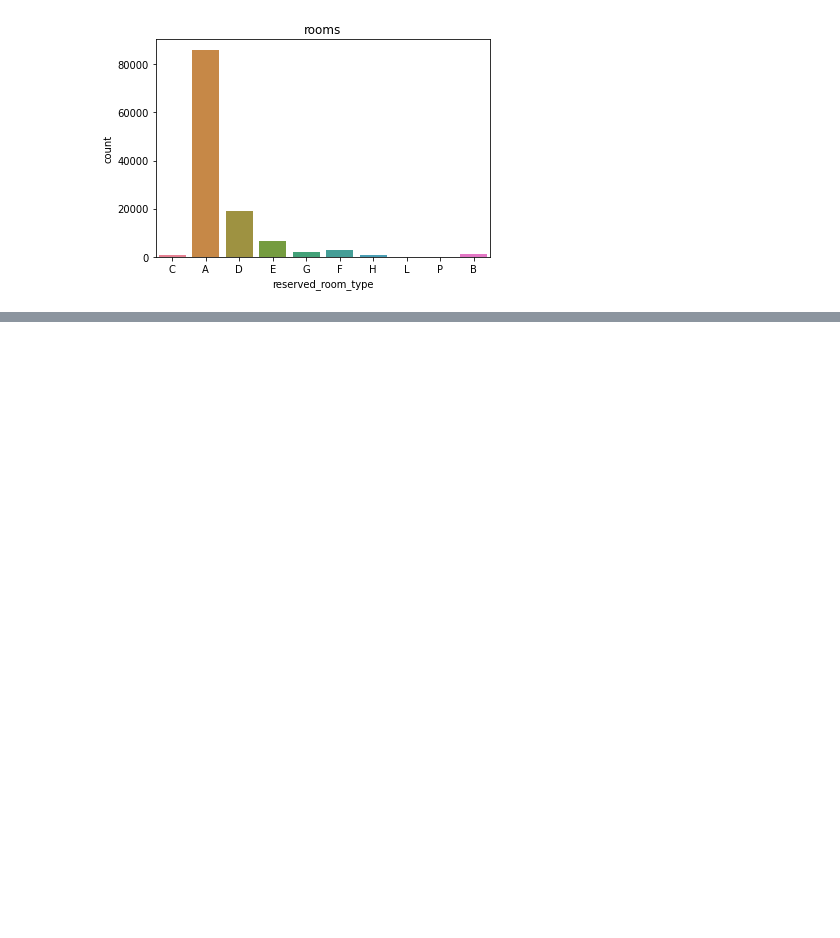
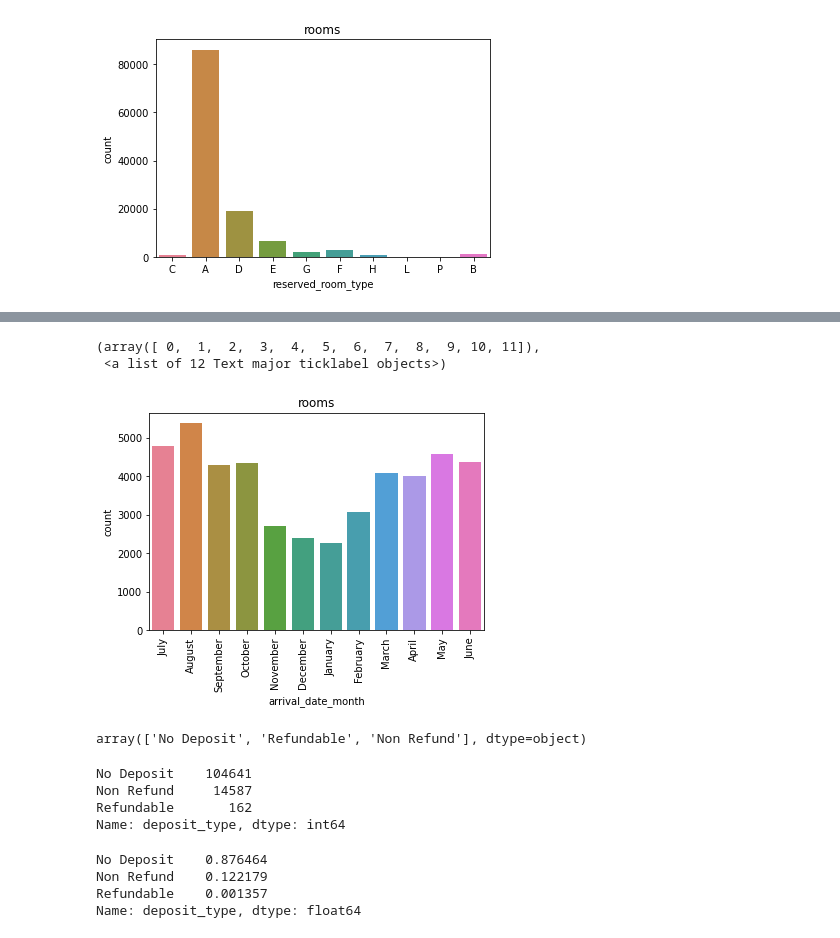
Before and after one commit to shub0411/hotel_booking_analysis, a Jupyter notebook: first_eda_pynb.ipynb, the cells around one changed output, grey strips where cells are left out. Cells and saved outputs as stored; diff of their text form; code cells hidden in the pictures; blank space fills up the shorter version.

```diff
--- a/first_eda_pynb.ipynb
+++ b/first_eda_pynb.ipynb
@@ -526,0 +632,26 @@ Text(0.5, 1.0, 'rooms')
+# %%
+sns.countplot(city_hotel['arrival_date_month'], palette='husl').set_title ('rooms')
+plt.xticks(rotation = 90)
+# %% [output]
+(array([ 0,  1,  2,  3,  4,  5,  6,  7,  8,  9, 10, 11]),
+ <a list of 12 Text major ticklabel objects>)
+[figure, added]
+# %%
+df['deposit_type'].unique()
+# %% [output]
+array(['No Deposit', 'Refundable', 'Non Refund'], dtype=object)
+# %%
+df.deposit_type.value_counts()
+# %% [output]
+No Deposit    104641
+Non Refund     14587
+Refundable       162
+Name: deposit_type, dtype: int64
+# %%
+x=df.deposit_type.value_counts(normalize=True)
+x
+# %% [output]
+No Deposit    0.876464
+Non Refund    0.122179
+Refundable    0.001357
+Name: deposit_type, dtype: float64
```
Also changed, not shown: parts of 29 cells of this notebook.
